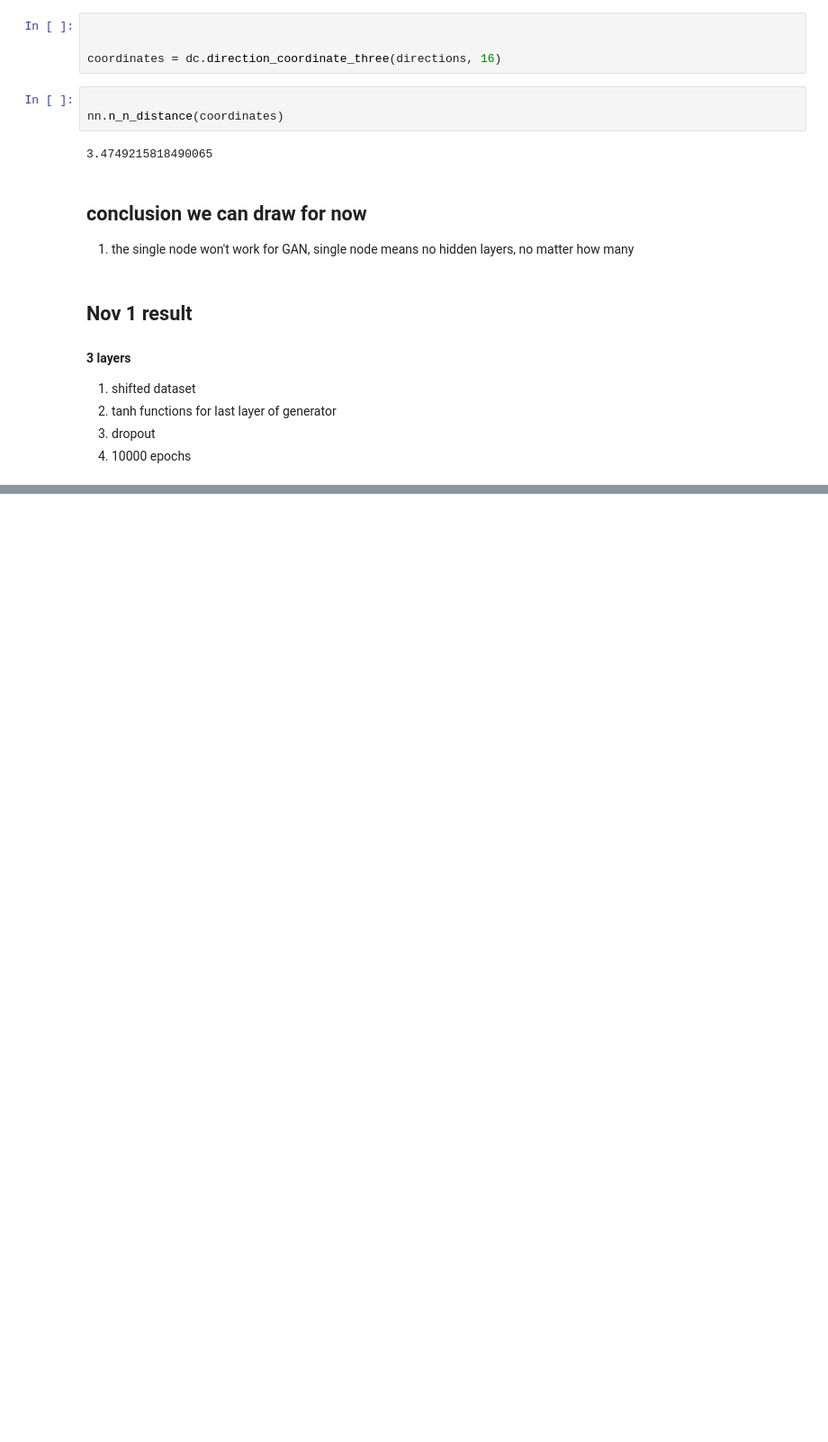
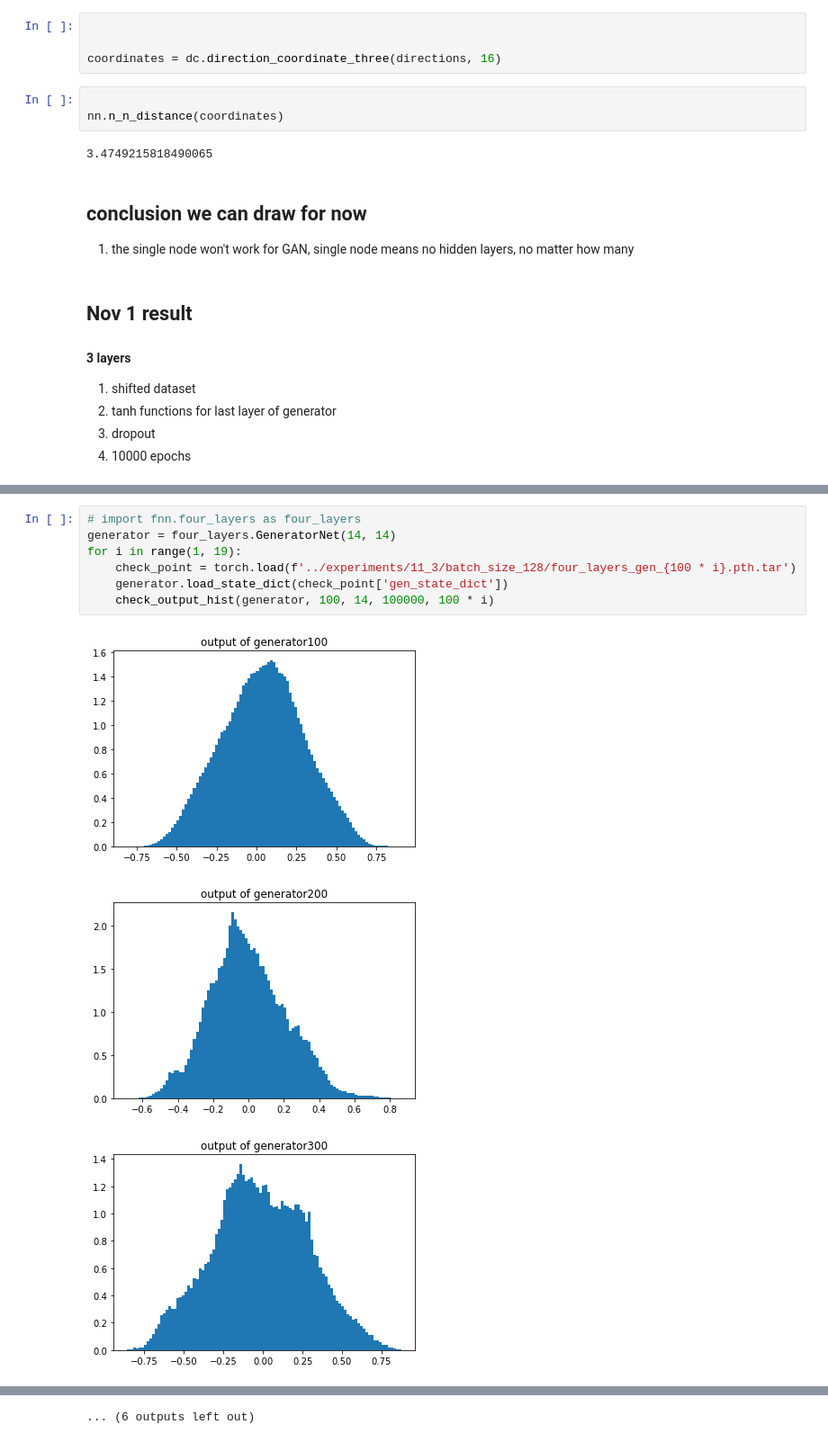
Before and after one commit to DengNaichen/gansForPolymer, a Jupyter notebook: Naicheng/res/log.ipynb, the cells around one changed output, grey strips where cells are left out. Shown: that part at 90% size. Saved outputs shown, nothing was run; the diff lists cells and outputs as text; blank space fills up the shorter version.

```diff
--- a/Naicheng/res/log.ipynb
+++ b/Naicheng/res/log.ipynb
@@ -144,0 +165,11 @@ for i in range(1, 19):
+# %%
+# import fnn.four_layers as four_layers
+generator = four_layers.GeneratorNet(14, 14)
+for i in range(1, 19):
+    check_point = torch.load(f'../experiments/11_3/batch_size_128/four_layers_gen_{100 * i}.pth.tar')
+    generator.load_state_dict(check_point['gen_state_dict'])
+    check_output_hist(generator, 100, 14, 100000, 100 * i)
+# %% [output]
+[figure, added]
+[figure, added]
+[figure, added]
@@ -144,0 +185 @@ for i in range(1, 19):
+... (6 outputs left out)
```
Also changed, not shown: parts of 7 cells of this notebook, 23 other files.
